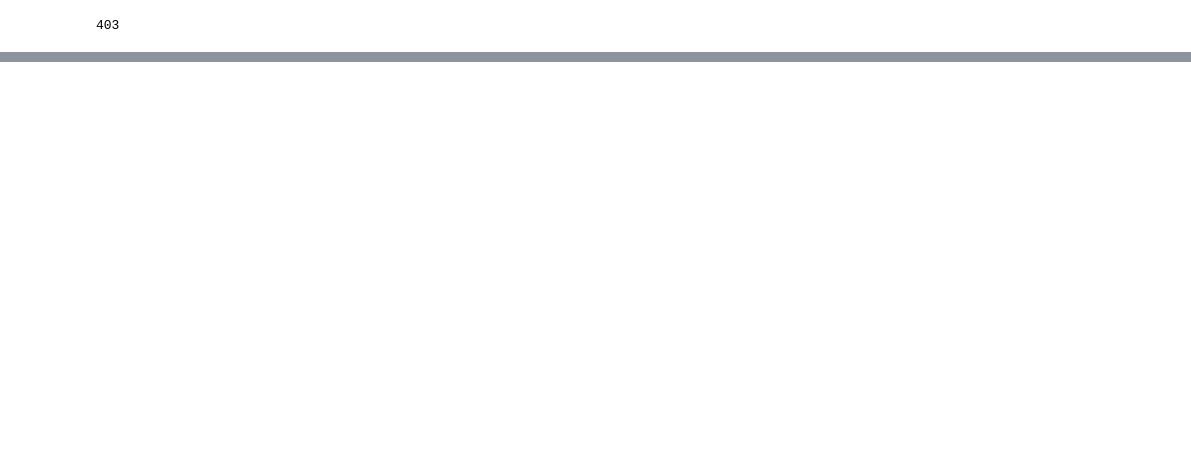
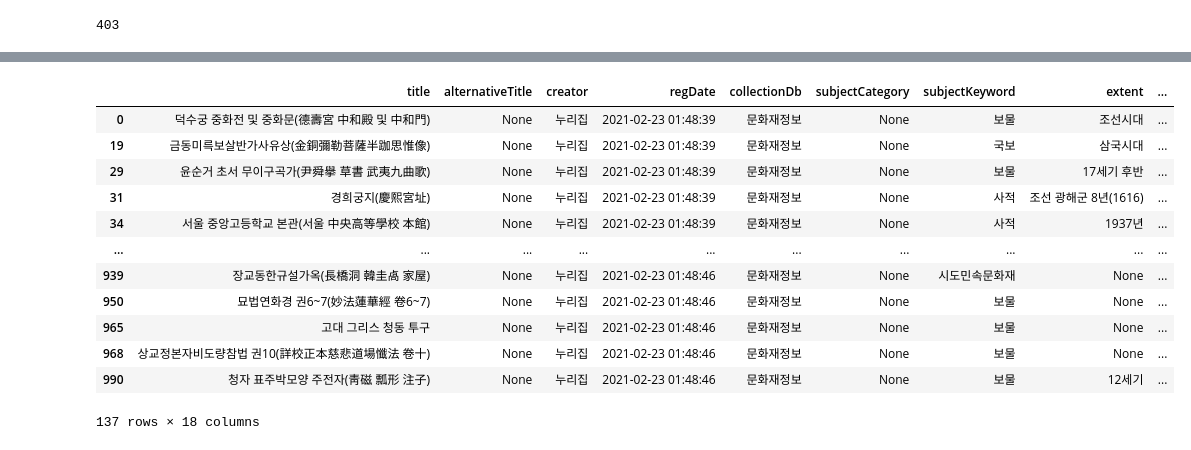
Before and after one commit to HyeshinLim/python_with_lksee, a Jupyter notebook: mini_project.ipynb, the cells around one changed output, grey strips where cells are left out. Cells and saved outputs as stored; diff of their text form; code cells hidden in the pictures; blank space fills up the shorter version.

```diff
--- a/mini_project.ipynb
+++ b/mini_project.ipynb
@@ -37,0 +54,17 @@ pd.DataFrame(a)
+# %%
+op2 = op[op['spatial'].str.contains('서울', na=False)]
+op2
+# %% [output]
+|  | title | alternativeTitle | creator | regDate | collectionDb | subjectCategory | subjectKeyword | extent | ... |
+| 0 | 덕수궁 중화전 및 중화문(德壽宮 中和殿 및 中和門) | None | 누리집 | 2021-02-23 01:48:39 | 문화재정보 | None | 보물 | 조선시대 | ... |
+| 19 | 금동미륵보살반가사유상(金銅彌勒菩薩半跏思惟像) | None | 누리집 | 2021-02-23 01:48:39 | 문화재정보 | None | 국보 | 삼국시대 | ... |
+| 29 | 윤순거 초서 무이구곡가(尹舜擧 草書 武夷九曲歌) | None | 누리집 | 2021-02-23 01:48:39 | 문화재정보 | None | 보물 | 17세기 후반 | ... |
+| 31 | 경희궁지(慶熙宮址) | None | 누리집 | 2021-02-23 01:48:39 | 문화재정보 | None | 사적 | 조선 광해군 8년(1616) | ... |
+| 34 | 서울 중앙고등학교 본관(서울 中央高等學校 本館) | None | 누리집 | 2021-02-23 01:48:39 | 문화재정보 | None | 사적 | 1937년 | ... |
+| ... | ... | ... | ... | ... | ... | ... | ... | ... | ... |
+| 939 | 장교동한규설가옥(長橋洞 韓圭卨 家屋) | None | 누리집 | 2021-02-23 01:48:46 | 문화재정보 | None | 시도민속문화재 | None | ... |
+| 950 | 묘법연화경 권6~7(妙法蓮華經 卷6~7) | None | 누리집 | 2021-02-23 01:48:46 | 문화재정보 | None | 보물 | None | ... |
+| 965 | 고대 그리스 청동 투구 | None | 누리집 | 2021-02-23 01:48:46 | 문화재정보 | None | 보물 | None | ... |
+| 968 | 상교정본자비도량참법 권10(詳校正本慈悲道場懺法 卷十) | None | 누리집 | 2021-02-23 01:48:46 | 문화재정보 | None | 보물 | None | ... |
+| 990 | 청자 표주박모양 주전자(靑磁 瓢形 注子) | None | 누리집 | 2021-02-23 01:48:46 | 문화재정보 | None | 보물 | 12세기 | ... |
+137 rows × 18 columns
```
Also changed, not shown: parts of 7 cells of this notebook, 29 other files.
